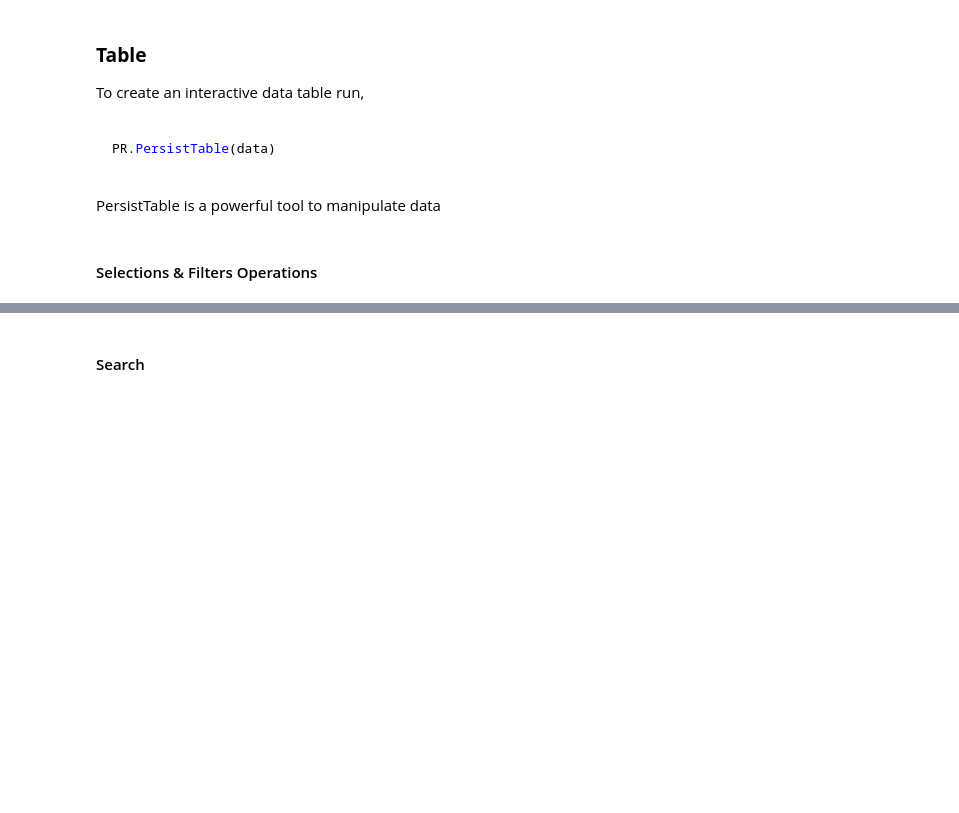
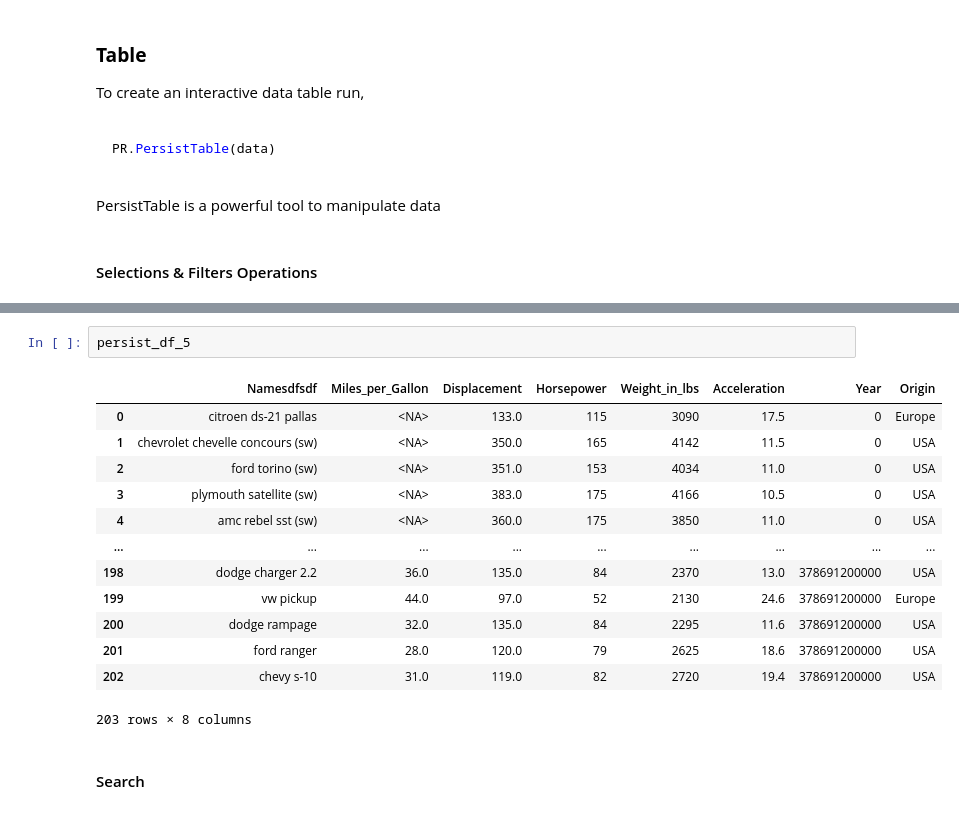
Before and after one commit to visdesignlab/persist_examples, a Jupyter notebook: tutorial.ipynb, the cells around one changed output, grey strips where cells are left out. Cells and saved outputs as stored; diff of their text form; blank space fills up the shorter version.

```diff
--- a/tutorial.ipynb
+++ b/tutorial.ipynb
@@ -102,3 +141,19 @@ PR.PersistTable(df)
+# %%
+persist_df_5
+# %% [output]
+|  | Namesdfsdf | Miles_per_Gallon | Displacement | Horsepower | Weight_in_lbs | Acceleration | Year | Origin |
+| 0 | citroen ds-21 pallas | <NA> | 133.0 | 115 | 3090 | 17.5 | 0 | Europe |
+| 1 | chevrolet chevelle concours (sw) | <NA> | 350.0 | 165 | 4142 | 11.5 | 0 | USA |
+| 2 | ford torino (sw) | <NA> | 351.0 | 153 | 4034 | 11.0 | 0 | USA |
+| 3 | plymouth satellite (sw) | <NA> | 383.0 | 175 | 4166 | 10.5 | 0 | USA |
+| 4 | amc rebel sst (sw) | <NA> | 360.0 | 175 | 3850 | 11.0 | 0 | USA |
+| ... | ... | ... | ... | ... | ... | ... | ... | ... |
+| 198 | dodge charger 2.2 | 36.0 | 135.0 | 84 | 2370 | 13.0 | 378691200000 | USA |
+| 199 | vw pickup | 44.0 | 97.0 | 52 | 2130 | 24.6 | 378691200000 | Europe |
+| 200 | dodge rampage | 32.0 | 135.0 | 84 | 2295 | 11.6 | 378691200000 | USA |
+| 201 | ford ranger | 28.0 | 120.0 | 79 | 2625 | 18.6 | 378691200000 | USA |
+| 202 | chevy s-10 | 31.0 | 119.0 | 82 | 2720 | 19.4 | 378691200000 | USA |
+203 rows × 8 columns
 # %% [markdown]
 #### Search
 # %%
```
Also changed, not shown: parts of 8 cells of this notebook, 1 other file.
